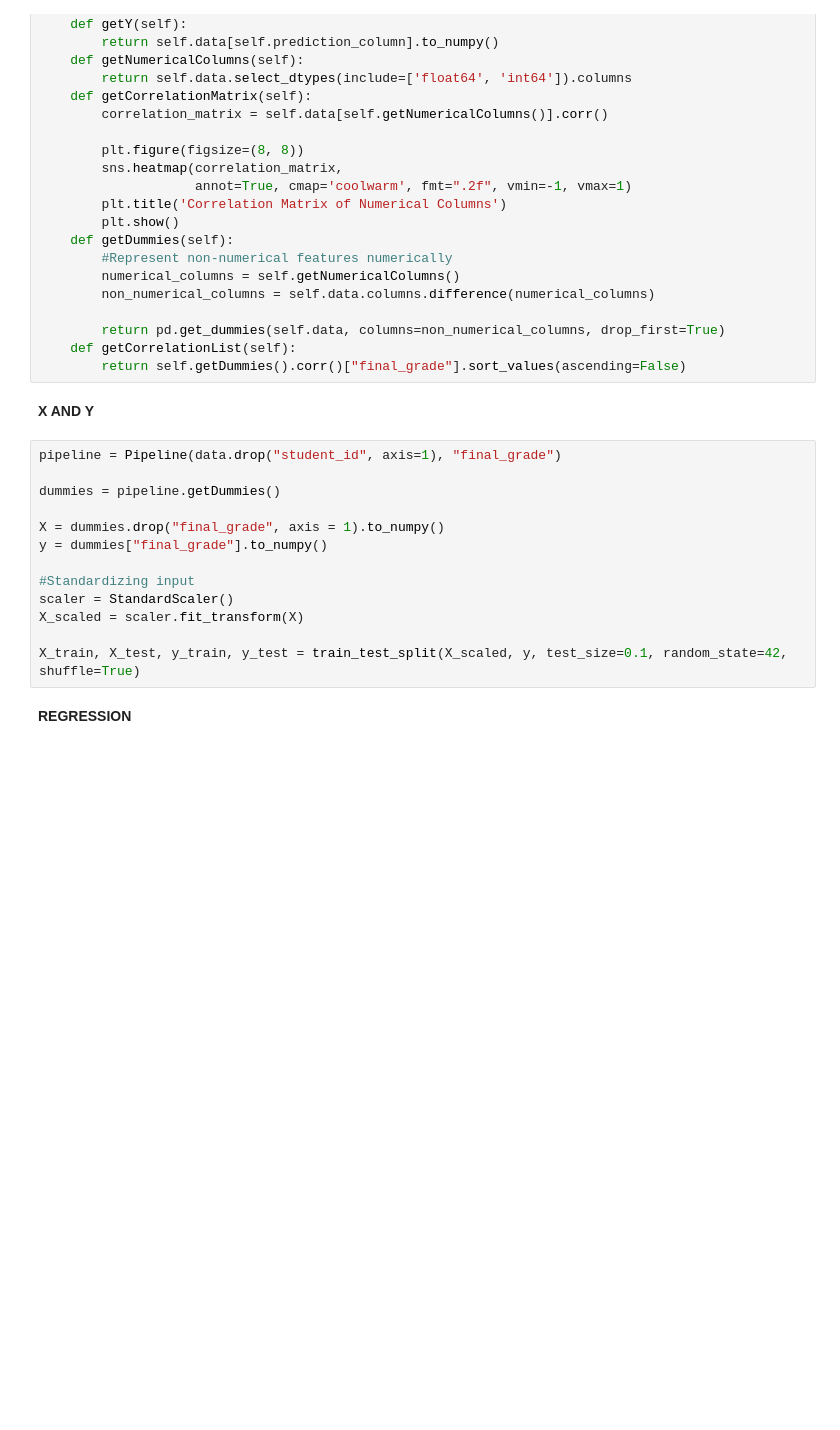
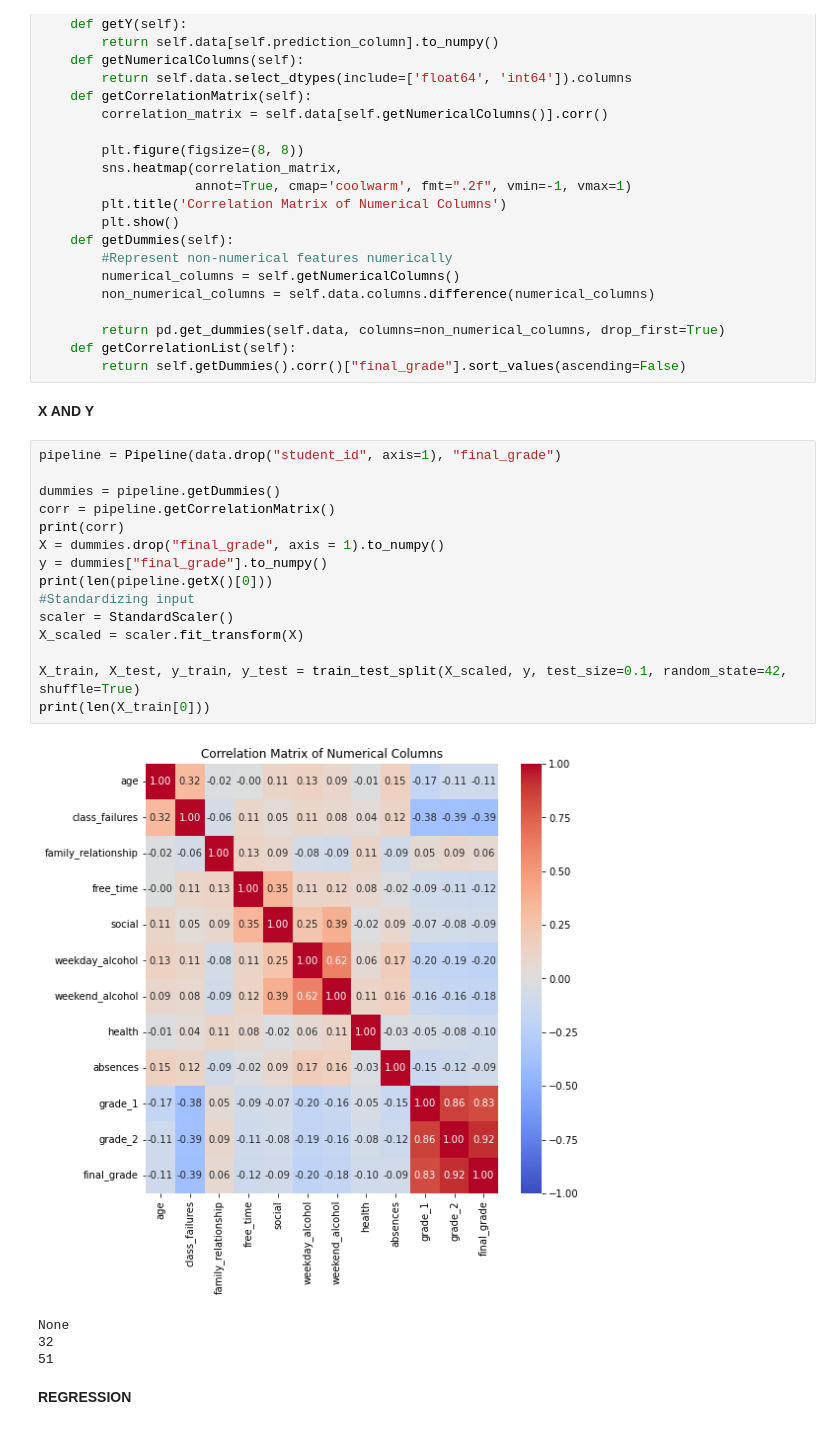
Before and after one commit to oleaskeland/AdvancedAutomation, a Jupyter notebook: Project/models/models.ipynb, the cells around one changed output. Cells and saved outputs as stored; diff of their text form; blank space fills up the shorter version.

```diff
--- a/Project/models/models.ipynb
+++ b/Project/models/models.ipynb
@@ -65,16 +65,23 @@ class Pipeline:
 # %%
 pipeline = Pipeline(data.drop("student_id", axis=1), "final_grade")
 
 dummies = pipeline.getDummies()
-
+corr = pipeline.getCorrelationMatrix()
+print(corr)
 X = dummies.drop("final_grade", axis = 1).to_numpy()
 y = dummies["final_grade"].to_numpy()
-
+print(len(pipeline.getX()[0]))
 #Standardizing input
 scaler = StandardScaler()
 X_scaled = scaler.fit_transform(X)
 
 X_train, X_test, y_train, y_test = train_test_split(X_scaled, y, test_size=0.1, random_state=42, shuffle=True)
+print(len(X_train[0]))
+# %% [output]
+[figure, added]
+None
+32
+51
 # %% [markdown]
 **REGRESSION**
 # %%
```
Also changed, not shown: parts of 2 cells of this notebook.
